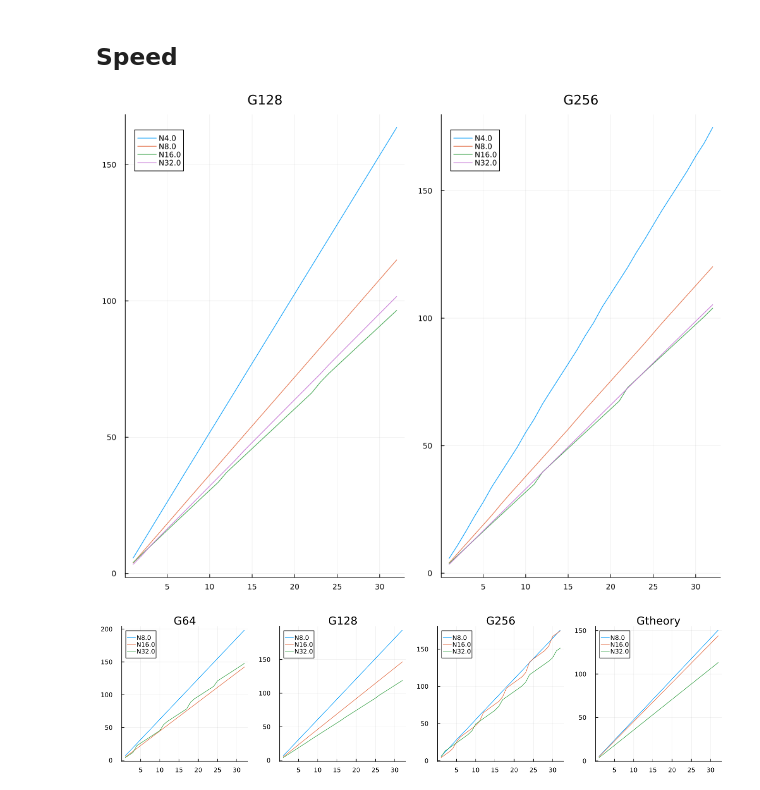
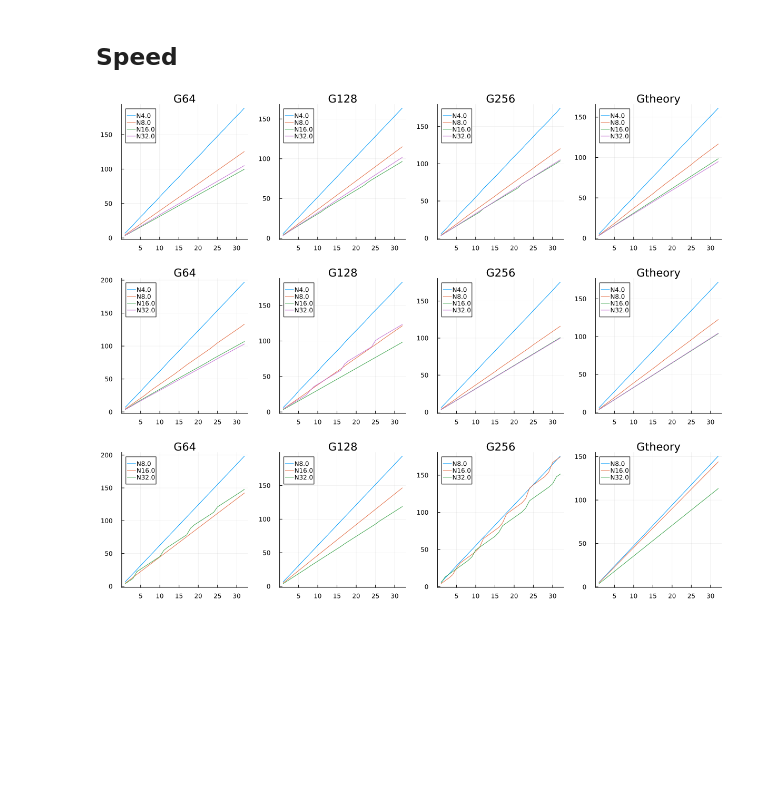
Before and after one commit to lwJi/ETK-Scaling-Tests, a Jupyter notebook: vista/ipynb/bbhDisk-Cowling.ipynb, the cells around one changed output. Cells and saved outputs as stored; diff of their text form; code cells hidden in the pictures; blank space fills up the shorter version.

Commit message:
vista: update bbhDisk-Cowling.ipynb

```diff
--- a/vista/ipynb/bbhDisk-Cowling.ipynb
+++ b/vista/ipynb/bbhDisk-Cowling.ipynb
@@ -215,33 +215,61 @@ Gtheory: [7.3320315625e7, 7.6670728125e7, 9.7472509375e7]
 # %%
 let patt_dirss = [
         ([
-            #(r"Cow_L12_G64-N\d+-MPI\d+_r0000", "G64"),
+            (r"Cow_L12_G64-N\d+-MPI\d+_r0000", "G64"),
             (r"Cow_L12_G128-N\d+-MPI\d+_r0000", "G128"),
             (r"Cow_L12_G256-N\d+-MPI\d+_r0000", "G256"),
-            #(r"Cow_L12_Gtheory-N\d+-MPI\d+_r0000", "Gtheory"),
+            (r"Cow_L12_Gtheory-N\d+-MPI\d+_r0000", "Gtheory"),
             #(r"Cow_L12_G256x320x96-N\d+-MPI\d+_r0000", "G256x320x96"),
             #(r"Cow_L12_GnGPU-N\d+-MPI\d+_r0000", "GnGPU"),
         ], "../data/bbhDisk/bbhDisk-n256-v1", :cross),
     ]
     #
     plts = []
     for (patterns, parent_dir, mark) in patt_dirss
         (vals, titles) = Misc.load_values(patterns, parent_dir; option="TotalComputeTime")
         for (j, val) in enumerate(vals)
             (dats, labs) = val
             plt = plot(title=titles[j])
             for (i, dat) in enumerate(dats)
                 plot!(plt, dat[1], dat[3], label=labs[i])
             end
             push!(plts, plt)
         end
     end
 
-    plt = plot(plts..., layout=(1,2), size=(1000, 800))
+    plt = plot(plts..., layout=(1,4), size=(1200, 300))
     display(plt)
 end
 # %% [output]
-[figure, old version]
+[figure, new version]
+# %%
+let patt_dirss = [
+        ([
+            (r"Cow_L12_G64-N\d+-MPI\d+_r0000", "G64"),
+            (r"Cow_L12_G128-N\d+-MPI\d+_r0000", "G128"),
+            (r"Cow_L12_G256-N\d+-MPI\d+_r0000", "G256"),
+            (r"Cow_L12_Gtheory-N\d+-MPI\d+_r0000", "Gtheory"),
+        ], "../data/bbhDisk/bbhDisk-n256-v2", :cross),
+    ]
+    #
+    plts = []
+    for (patterns, parent_dir, mark) in patt_dirss
+        (vals, titles) = Misc.load_values(patterns, parent_dir; option="TotalComputeTime")
+        for (j, val) in enumerate(vals)
+            (dats, labs) = val
+            plt = plot(title=titles[j])
+            for (i, dat) in enumerate(dats)
+                plot!(plt, dat[1], dat[3], label=labs[i])
+            end
+            push!(plts, plt)
+        end
+    end
+
+    plt = plot(plts..., layout=(1,4), size=(1200, 300))
+    display(plt)
+end
+# %% [output]
+[figure, added]
 # %%
 let patt_dirss = [
         ([
```
